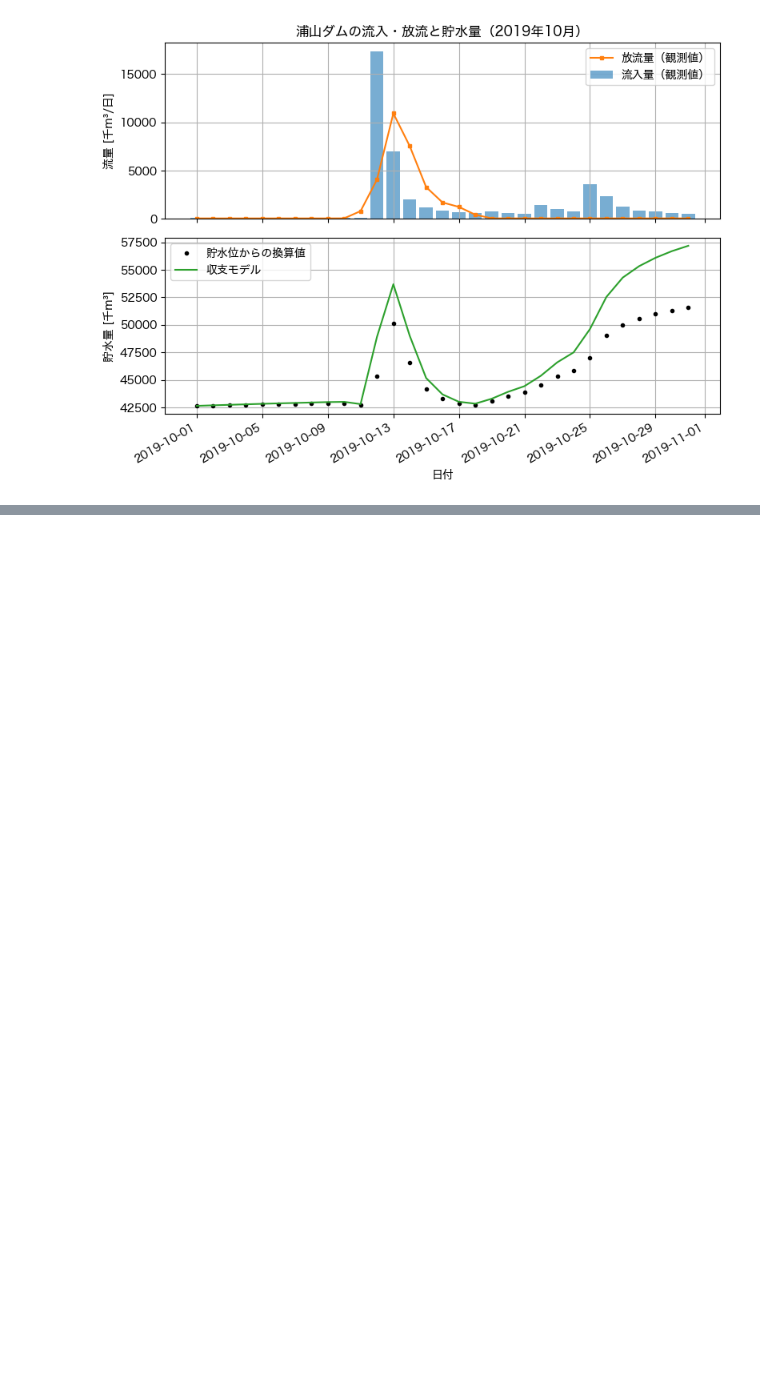
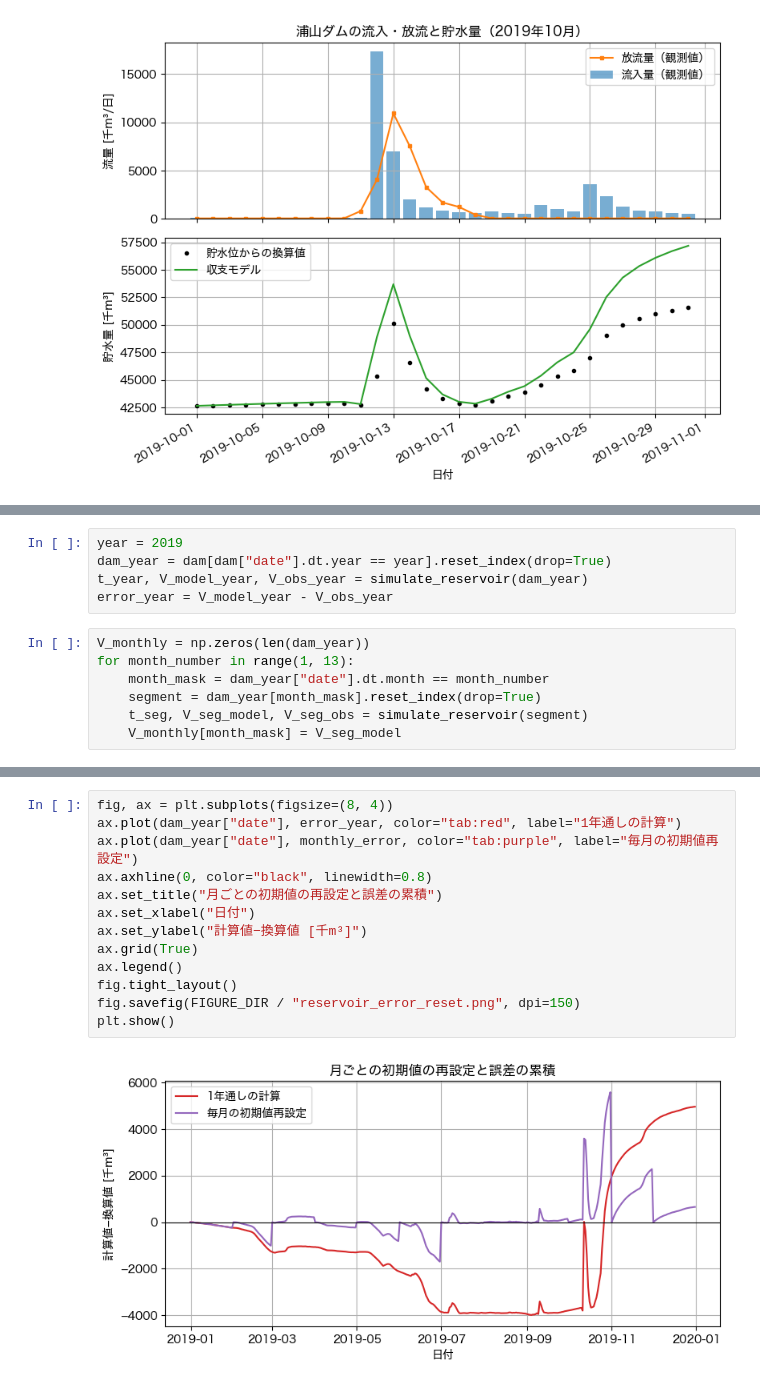
Before and after one commit to k16kgw/Class_Josai_AppliedProgrammingII, a Jupyter notebook: class/06/notebooks/reservoir_balance.ipynb, the cells around one changed output, grey strips where cells are left out. Cells and saved outputs as stored; diff of their text form; blank space fills up the shorter version.

```diff
--- a/class/06/notebooks/reservoir_balance.ipynb
+++ b/class/06/notebooks/reservoir_balance.ipynb
@@ -316,0 +456,12 @@ plt.show()
+# %%
+year = 2019
+dam_year = dam[dam["date"].dt.year == year].reset_index(drop=True)
+t_year, V_model_year, V_obs_year = simulate_reservoir(dam_year)
+error_year = V_model_year - V_obs_year
+# %%
+V_monthly = np.zeros(len(dam_year))
+for month_number in range(1, 13):
+    month_mask = dam_year["date"].dt.month == month_number
+    segment = dam_year[month_mask].reset_index(drop=True)
+    t_seg, V_seg_model, V_seg_obs = simulate_reservoir(segment)
+    V_monthly[month_mask] = V_seg_model
@@ -316,0 +486,15 @@ plt.show()
+# %%
+fig, ax = plt.subplots(figsize=(8, 4))
+ax.plot(dam_year["date"], error_year, color="tab:red", label="1年通しの計算")
+ax.plot(dam_year["date"], monthly_error, color="tab:purple", label="毎月の初期値再設定")
+ax.axhline(0, color="black", linewidth=0.8)
+ax.set_title("月ごとの初期値の再設定と誤差の累積")
+ax.set_xlabel("日付")
+ax.set_ylabel("計算値−換算値 [千m³]")
+ax.grid(True)
+ax.legend()
+fig.tight_layout()
+fig.savefig(FIGURE_DIR / "reservoir_error_reset.png", dpi=150)
+plt.show()
+# %% [output]
+[figure, added]
```
Also changed, not shown: parts of 14 cells of this notebook, 1 other file.
